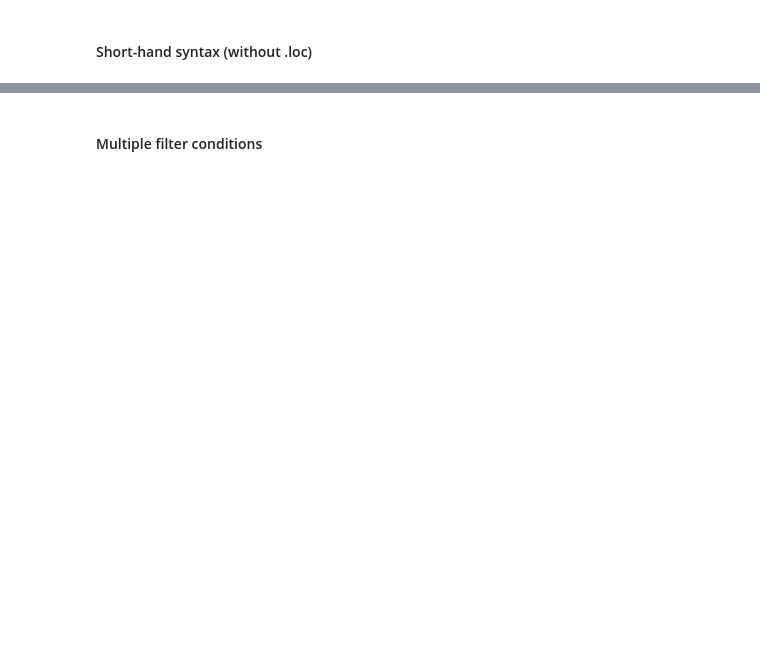
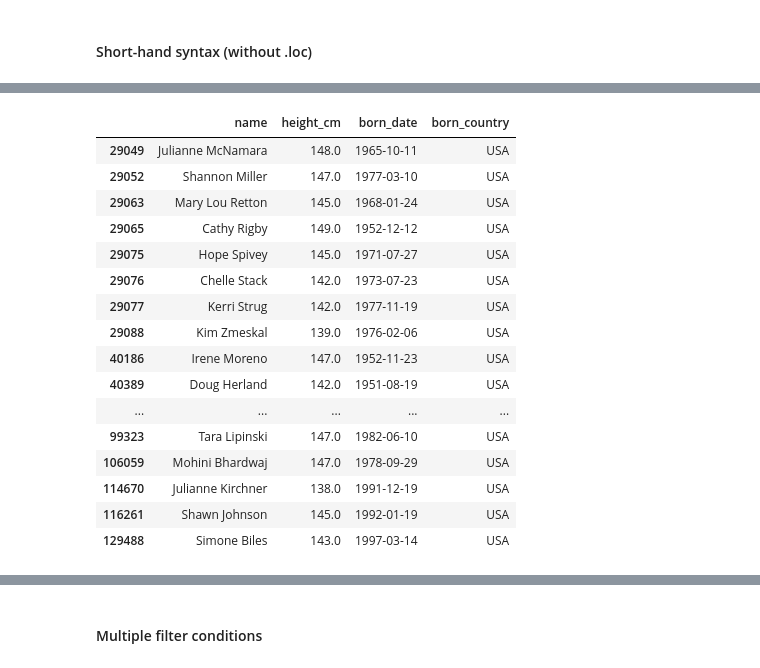
Before and after one commit to Opradyus/complete-pandas-tutorial-keith-galli, a Jupyter notebook: tutorial.ipynb, the cells around one changed output, grey strips where cells are left out. Cells and saved outputs as stored; diff of their text form; code cells hidden in the pictures; blank space fills up the shorter version.

```diff
--- a/tutorial.ipynb
+++ b/tutorial.ipynb
@@ -393 +460,21 @@ bios.loc[bios["height_cm"] > 215, ["name", "height_cm"]]
+# %%
+bios[(bios["height_cm"]<150) & (bios["born_country"] == "USA") ][["name","height_cm","born_date","born_country"]]
+# %% [output]
+|  | name | height_cm | born_date | born_country |
+| 29049 | Julianne McNamara | 148.0 | 1965-10-11 | USA |
+| 29052 | Shannon Miller | 147.0 | 1977-03-10 | USA |
+| 29063 | Mary Lou Retton | 145.0 | 1968-01-24 | USA |
+| 29065 | Cathy Rigby | 149.0 | 1952-12-12 | USA |
+| 29075 | Hope Spivey | 145.0 | 1971-07-27 | USA |
+| 29076 | Chelle Stack | 142.0 | 1973-07-23 | USA |
+| 29077 | Kerri Strug | 142.0 | 1977-11-19 | USA |
+| 29088 | Kim Zmeskal | 139.0 | 1976-02-06 | USA |
+| 40186 | Irene Moreno | 147.0 | 1952-11-23 | USA |
+| 40389 | Doug Herland | 142.0 | 1951-08-19 | USA |
+| ... | ... | ... | ... | ... |
+| 99323 | Tara Lipinski | 147.0 | 1982-06-10 | USA |
+| 106059 | Mohini Bhardwaj | 147.0 | 1978-09-29 | USA |
+| 114670 | Julianne Kirchner | 138.0 | 1991-12-19 | USA |
+| 116261 | Shawn Johnson | 145.0 | 1992-01-19 | USA |
+| 129488 | Simone Biles | 143.0 | 1997-03-14 | USA |
 # %%
```
Also changed, not shown: parts of 21 cells of this notebook, 2 other files.
